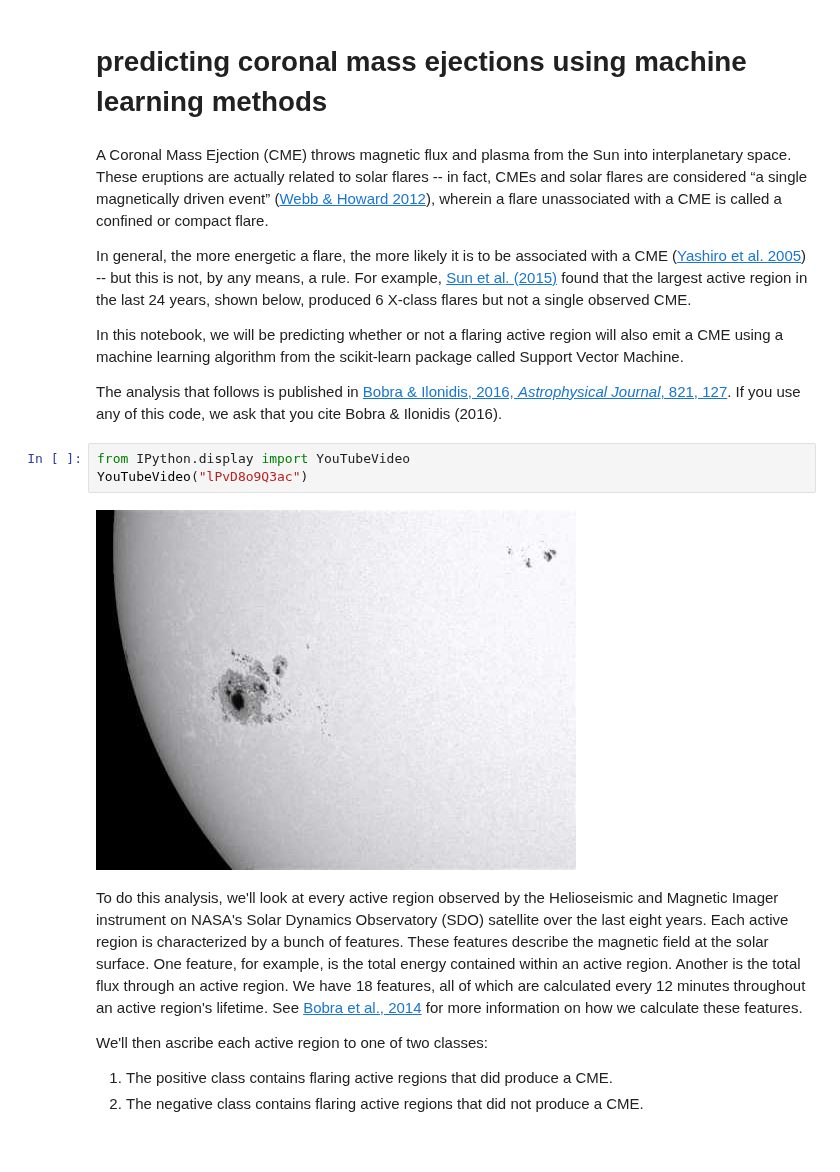
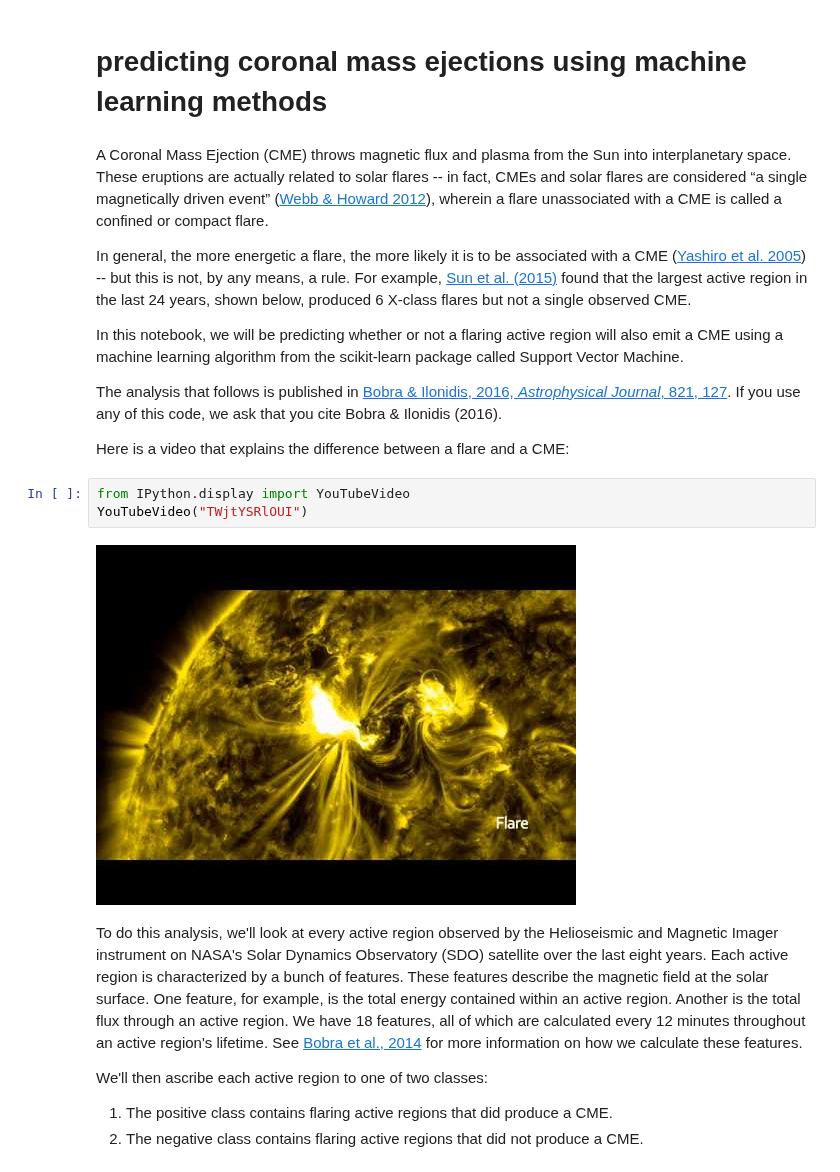
Before and after one commit to HelioML/HelioML, a Jupyter notebook: content/02/1/notebook.ipynb, the cells around one changed output. Saved outputs shown, nothing was run; the diff lists cells and outputs as text.

Commit message:
updated youtube video link

```diff
--- a/content/02/1/notebook.ipynb
+++ b/content/02/1/notebook.ipynb
@@ -8,11 +8,13 @@ In general, the more energetic a flare, the more likely it is to be associated w
 In this notebook, we will be predicting whether or not a flaring active region will also emit a CME using a machine learning algorithm from the scikit-learn package called Support Vector Machine.
 
 The analysis that follows is published in [Bobra & Ilonidis, 2016, <i> Astrophysical Journal</i>, 821, 127](http://adsabs.harvard.edu/abs/2016ApJ...821..127B). If you use any of this code, we ask that you cite Bobra & Ilonidis (2016).
+
+Here is a video that explains the difference between a flare and a CME:
 # %%
 from IPython.display import YouTubeVideo
-YouTubeVideo("lPvD8o9Q3ac")
+YouTubeVideo("TWjtYSRlOUI")
 # %% [output]
-[figure, old version]
+[figure, new version]
 # %% [markdown]
 To do this analysis, we'll look at every active region observed by the Helioseismic and Magnetic Imager instrument on NASA's Solar Dynamics Observatory (SDO) satellite over the last eight years. Each active region is characterized by a bunch of features. These features describe the magnetic field at the solar surface. One feature, for example, is the total energy contained within an active region. Another is the total flux through an active region. We have 18 features, all of which are calculated every 12 minutes throughout an active region's lifetime. See [Bobra et al., 2014](http://link.springer.com/article/10.1007%2Fs11207-014-0529-3) for more information on how we calculate these features. <br>
 
```
